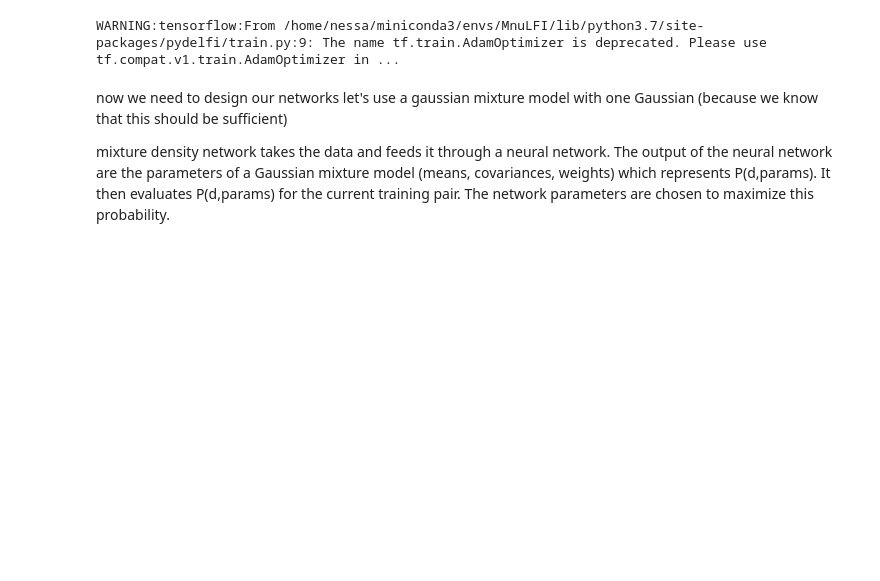
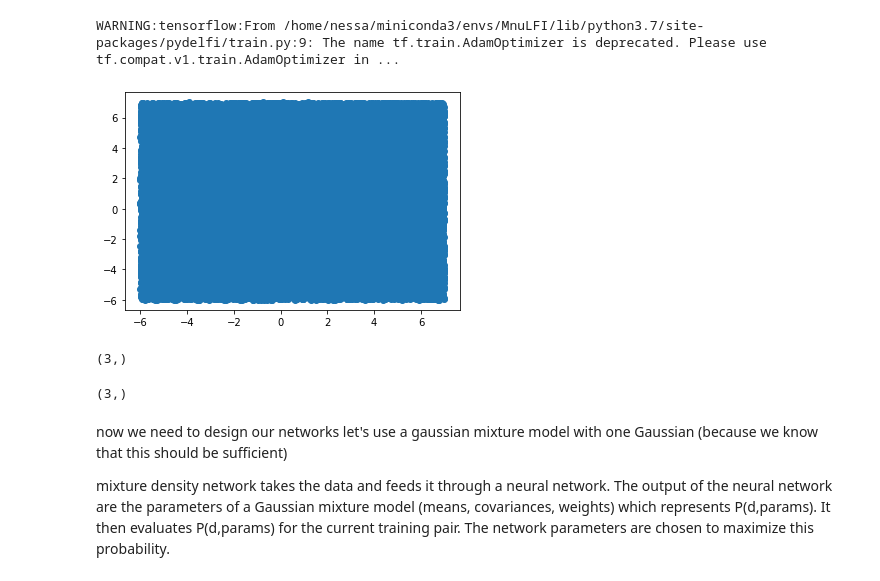
Before and after one commit to twerhane/UndergradStudentProjects, a Jupyter notebook: Tess/Convergence Properties of PyDelfi.ipynb, the cells around one changed output. Saved outputs shown, nothing was run; the diff lists cells and outputs as text; code cells hidden in the pictures; blank space fills up the shorter version.

```diff
--- a/Tess/Convergence Properties of PyDelfi.ipynb
+++ b/Tess/Convergence Properties of PyDelfi.ipynb
@@ -101,22 +102,31 @@ WARNING:tensorflow:From /home/nessa/miniconda3/envs/MnuLFI/lib/python3.7/site-pa
 # %%
 # we first have to create training data, i.e. pairs (data, b), that we can feed into pydelfi for training
 
 # let's just sample values for b on a grid for now
 # trying different sampling methods is what the other students are gonna look at, but you are free to also test how they influence the result
 
-num_training_samples = 100**2
-bs = np.linspace(-6,6,np.sqrt(num_training_samples))
+lower = -6
+upper = 7
 
+#randomly drawing training sampled from uniform distribution to speed up things
+num_training_samples = 30*30*30
+bs = (np.random.rand(num_training_samples, b_true.shape[-1])-0.5)*(upper-lower)+(upper+lower)/2.
+
+#plot to see that they are actually well unirfomly distributed
+plt.figure()
+plt.scatter(bs[:,0],bs[:,1])
+plt.show()
+
+# if that takes too long you can think about parallizing it with 'map' and 'pool'.
 training_data = []
 training_params = []
-for b_0 in bs:
-    for b_1 in bs:
-        training_params.append(np.asarray([b_0,b_1]))
-        training_data.append(generate_data(A_true,training_params[-1],sigma,dims,n_sample=1))
+for b in bs:
+    training_params.append(b)
+    training_data.append(generate_data(A_true,b,sigma,dims,n_sample=1))
 training_params = np.squeeze(np.asarray(training_params))
 training_data   = np.squeeze(np.asarray(training_data))
-
-# we now have 100*100 training samples
+# %% [output]
+[figure, added]
 # %%
 # next we define our prior
 # do we have any preknowledge about the parameter values?
@@ -127,3 +137,11 @@ prior = priors.Uniform(np.asarray([lower,lower]), np.asarray([upper,upper]))
+# %%
+lower_array.shape
+# %% [output]
+(3,)
+# %%
+np.repeat(lower,b_true.shape[-1]).shape
+# %% [output]
+(3,)
 # %% [markdown]
 now we need to design our networks
 let's use a gaussian mixture model with one Gaussian (because we know that this should be sufficient)
```
Also changed, not shown: parts of 9 cells of this notebook.
